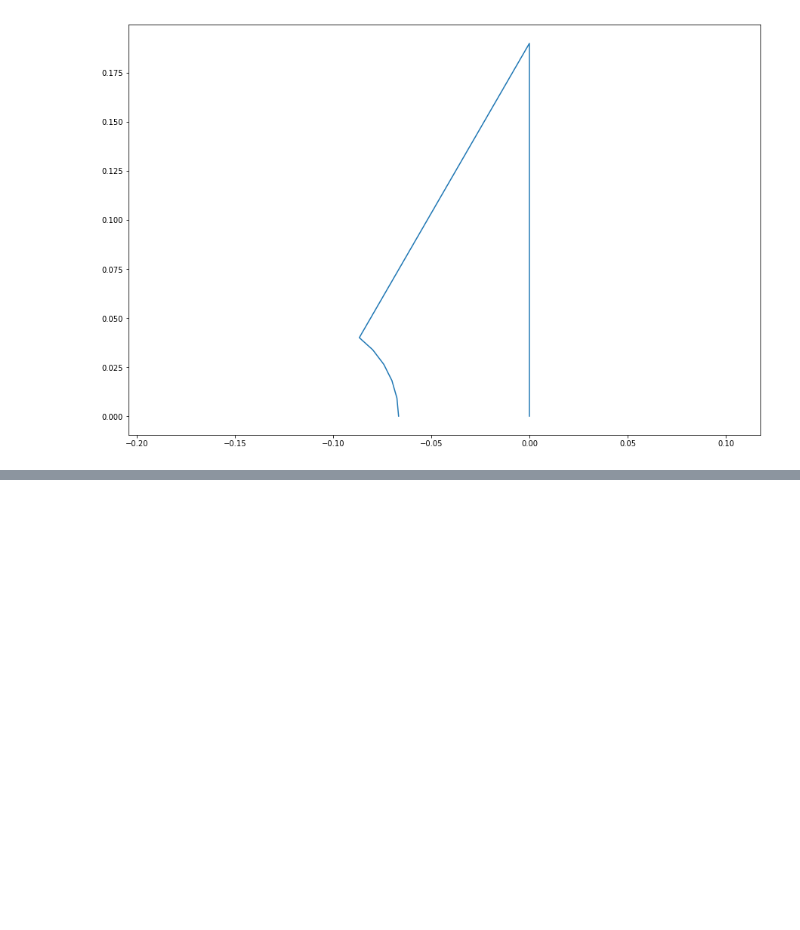
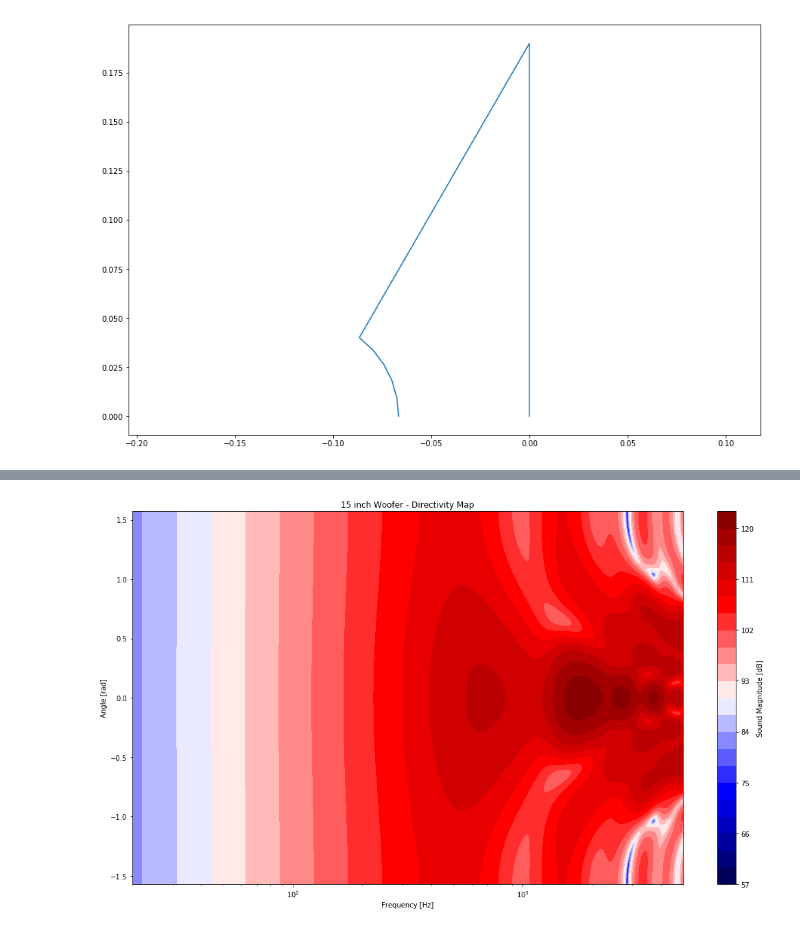
Before and after one commit to siqinniuniu/AcousticBEM, a Jupyter notebook: Jupyter/Conical Speaker.ipynb, the cells around one changed output, grey strips where cells are left out. Cells and saved outputs as stored; diff of their text form; code cells hidden in the pictures; blank space fills up the shorter version.

Commit message:
Moved conical speaker simulation code into new class and file.

```diff
--- a/Jupyter/Conical Speaker.ipynb
+++ b/Jupyter/Conical Speaker.ipynb
@@ -139,8 +6,7 @@ def magnitude(k, boundaryCondition, aSamples):
 # 30 degree cone angle
 # 8cm dust cap -> 4cm dust cap radius
 # 2cm dust cap height
-s = ConicalSpeaker(0.19, 30.0, 0.04, 0.02)
-
+s = ConicalSpeaker('15 inch Woofer', 0.19, 30.0, 0.04, 0.02)
 s.plotConeSection()
 # %% [output]
 [figure]
@@ -180,0 +18,4 @@ Wall time: 7min 35s
+# %%
+%%time
+s.makePolarMap()
+# %% [output]
@@ -180,0 +24 @@ Wall time: 7min 35s
+[figure, added]
```
Also changed, not shown: parts of 7 cells of this notebook, 1 other file.
